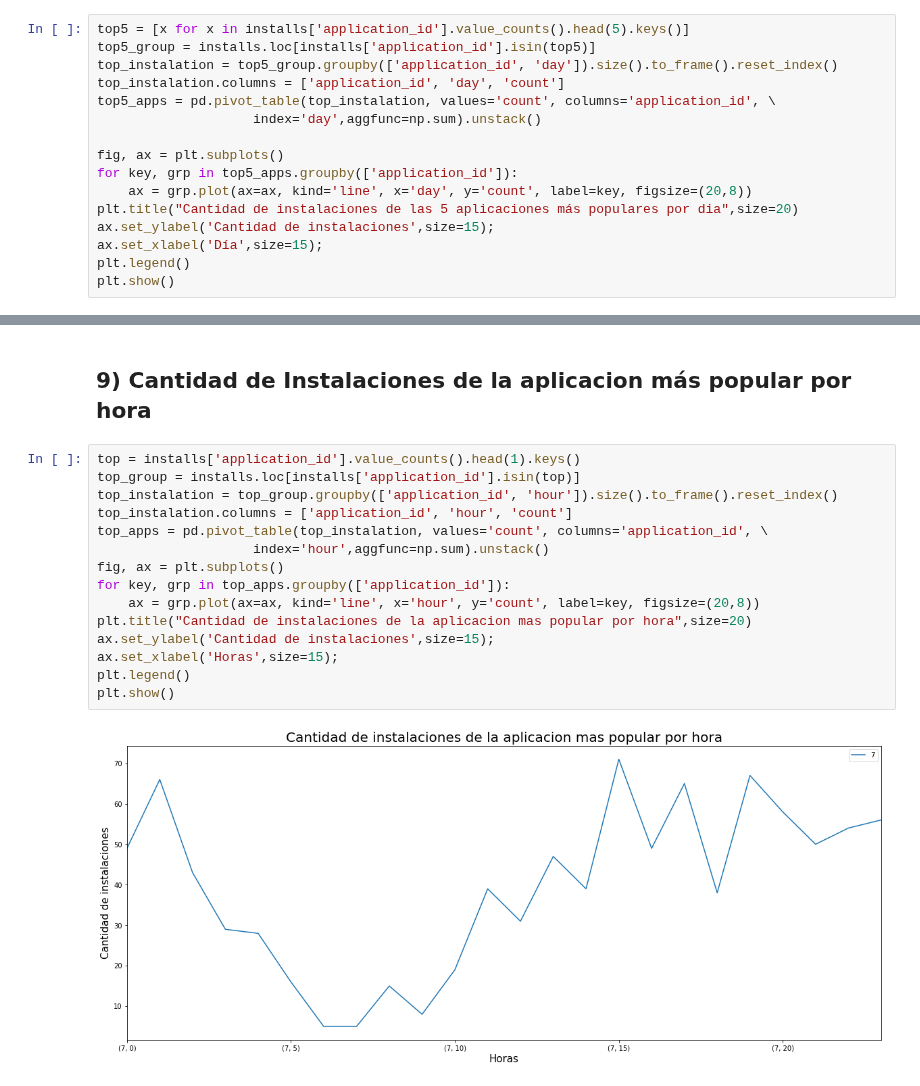
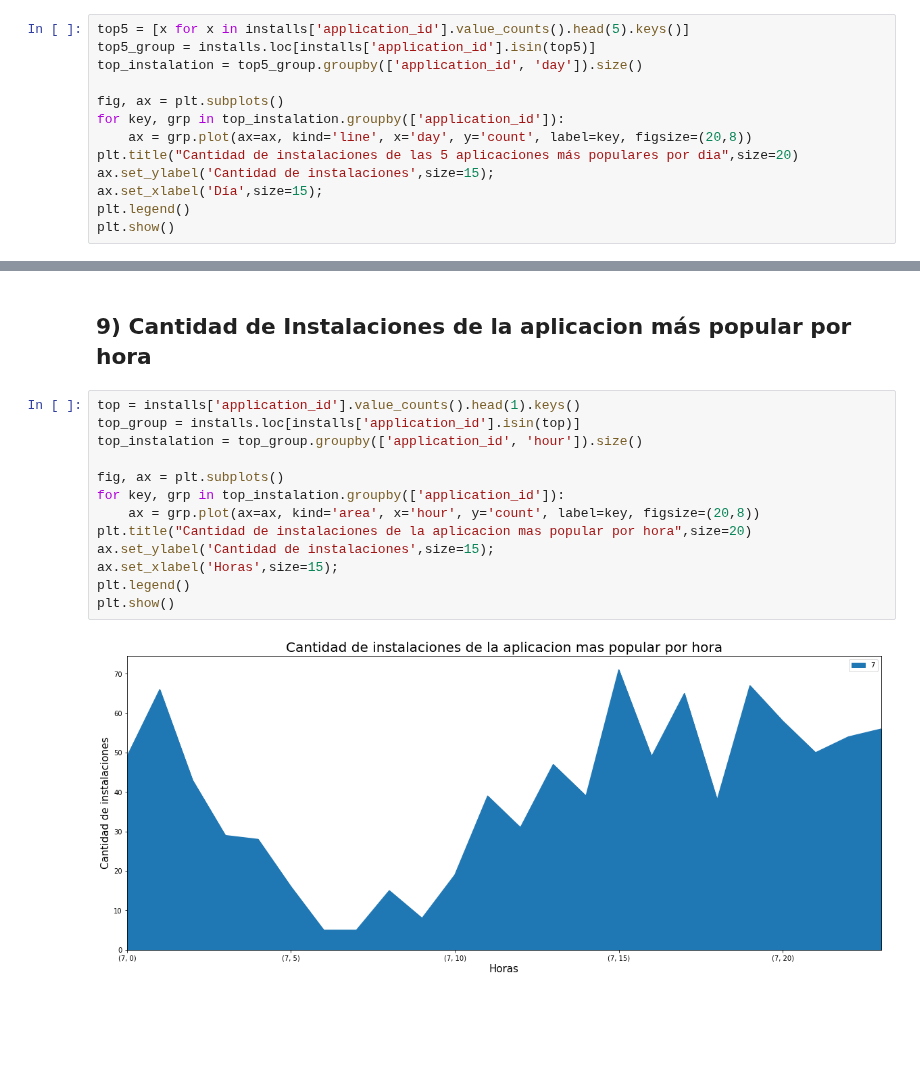
Before and after one commit to Elianagam/orgaDatosTp1, a Jupyter notebook: prueba_installs2.ipynb, the cells around one changed output, grey strips where cells are left out. Drawn from its saved outputs; the diff is of its cells as text; blank space fills up the shorter version.

```diff
--- a/prueba_installs2.ipynb
+++ b/prueba_installs2.ipynb
@@ -287,13 +286,10 @@ group.set_xticklabels(group.get_xticklabels(), rotation=90)
 # %%
 top5 = [x for x in installs['application_id'].value_counts().head(5).keys()]
 top5_group = installs.loc[installs['application_id'].isin(top5)]
-top_instalation = top5_group.groupby(['application_id', 'day']).size().to_frame().reset_index()
-top_instalation.columns = ['application_id', 'day', 'count']
-top5_apps = pd.pivot_table(top_instalation, values='count', columns='application_id', \
-                    index='day',aggfunc=np.sum).unstack()
+top_instalation = top5_group.groupby(['application_id', 'day']).size()
 
 fig, ax = plt.subplots()
-for key, grp in top5_apps.groupby(['application_id']):
+for key, grp in top_instalation.groupby(['application_id']):
     ax = grp.plot(ax=ax, kind='line', x='day', y='count', label=key, figsize=(20,8))
 plt.title("Cantidad de instalaciones de las 5 aplicaciones más populares por dia",size=20)
 ax.set_ylabel('Cantidad de instalaciones',size=15);
@@ -307,17 +303,15 @@ plt.show()
 # %%
 top = installs['application_id'].value_counts().head(1).keys()
 top_group = installs.loc[installs['application_id'].isin(top)]
-top_instalation = top_group.groupby(['application_id', 'hour']).size().to_frame().reset_index()
-top_instalation.columns = ['application_id', 'hour', 'count']
-top_apps = pd.pivot_table(top_instalation, values='count', columns='application_id', \
-                    index='hour',aggfunc=np.sum).unstack()
+top_instalation = top_group.groupby(['application_id', 'hour']).size()
+
 fig, ax = plt.subplots()
-for key, grp in top_apps.groupby(['application_id']):
-    ax = grp.plot(ax=ax, kind='line', x='hour', y='count', label=key, figsize=(20,8))
+for key, grp in top_instalation.groupby(['application_id']):
+    ax = grp.plot(ax=ax, kind='area', x='hour', y='count', label=key, figsize=(20,8))
 plt.title("Cantidad de instalaciones de la aplicacion mas popular por hora",size=20)
 ax.set_ylabel('Cantidad de instalaciones',size=15);
 ax.set_xlabel('Horas',size=15);
 plt.legend()
 plt.show()
 # %% [output]
-[figure, old version]
+[figure, new version]
```
Also changed, not shown: parts of 3 cells of this notebook.
